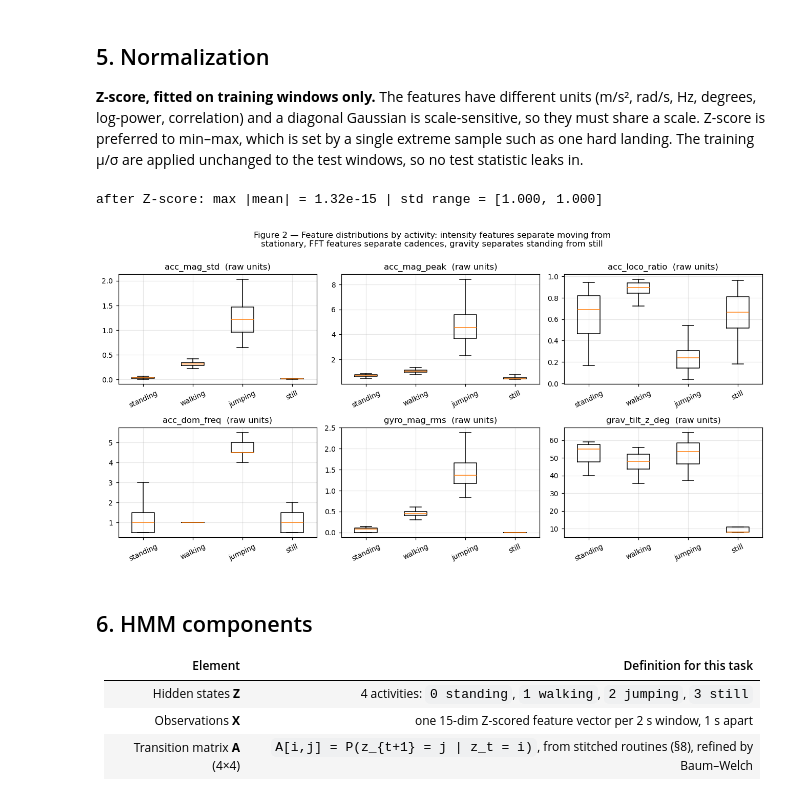
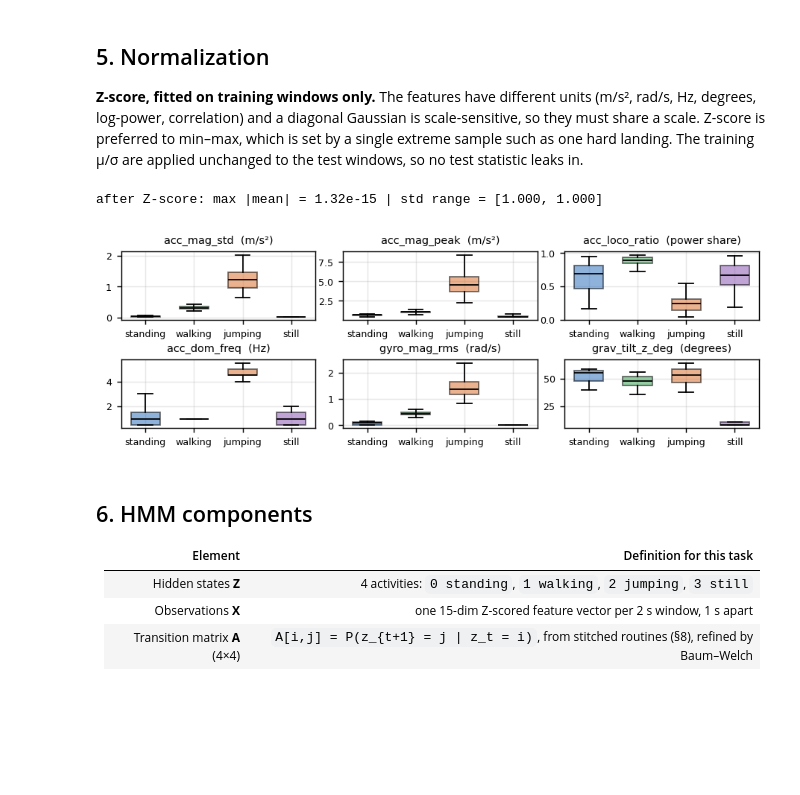
Before and after one commit to Elvin100s/hmm-activity-recognition, a Jupyter notebook: notebooks/HMM_Activity_Recognition.ipynb, the cells around one changed output. Drawn from its saved outputs; the diff is of its cells as text; code cells hidden in the pictures; blank space fills up the shorter version.

```diff
--- a/notebooks/HMM_Activity_Recognition.ipynb
+++ b/notebooks/HMM_Activity_Recognition.ipynb
@@ -134,26 +138,21 @@ since `TARGET_FS` is a parameter.
 # %% [markdown]
 ## 3. Raw-signal visualisation *(Figure 1 of the report)*
 # %%
-fig, axes = plt.subplots(4, 2, figsize=(11.5, 9), sharex=True)
+fig, axes = plt.subplots(4, 2, figsize=(6.8, 2.6), sharex=True)
 for r, act in enumerate(STATES):
-    f = sorted(glob.glob(str(DATA / "train" / act / "*.csv")))[0]
-    d = pd.read_csv(f)
+    d = pd.read_csv(sorted(glob.glob(str(DATA / "train" / act / "*.csv")))[0])
     t = d["timestamp"].to_numpy()
-    a_mag = np.linalg.norm(d[["acc_x", "acc_y", "acc_z"]].to_numpy(), axis=1)
-    g_mag = np.linalg.norm(d[["gyro_x", "gyro_y", "gyro_z"]].to_numpy(), axis=1)
-    for ax_i, axis_name in enumerate(["x", "y", "z"]):
-        axes[r, 0].plot(t, d[f"acc_{axis_name}"], lw=0.6, alpha=0.55, label=f"a{axis_name}")
-    axes[r, 0].plot(t, a_mag, lw=1.2, color="k", label="|a|")
-    axes[r, 1].plot(t, g_mag, lw=0.8, color="tab:orange")
-    axes[r, 0].set_ylabel(f"{act}\nacc (m/s²)")
-    axes[r, 1].set_ylabel(r"$|\omega|$ (rad/s)")
-axes[0, 0].set_title("Accelerometer axes and magnitude |a|  (gravity removed)")
-axes[0, 1].set_title("Gyroscope magnitude |ω|")
-axes[0, 0].legend(fontsize=7, ncols=4, loc="upper right")
+    for axis_name in "xyz":
+        axes[r, 0].plot(t, d[f"acc_{axis_name}"], lw=0.5, alpha=0.6, label=f"a{axis_name}")
+    axes[r, 0].plot(t, np.linalg.norm(d[["acc_x", "acc_y", "acc_z"]].to_numpy(), axis=1), color="k", label="|a|")
+    axes[r, 1].plot(t, np.linalg.norm(d[["gyro_x", "gyro_y", "gyro_z"]].to_numpy(), axis=1), color="tab:orange")
+    axes[r, 0].set_ylabel(act)
+axes[0, 0].set_title("acceleration (m/s², gravity removed): x, y, z thin, |a| black")
+axes[0, 1].set_title("gyroscope magnitude |ω|  (rad/s)")
 for ax in axes[-1]:
     ax.set_xlabel("time (s)")
-fig.suptitle("Figure 1 — One cleaned 8–10 s example per activity (the clips windowed in §3.1)", y=0.995)
-plt.tight_layout()
+fig.align_ylabels(axes[:, 0])
+plt.tight_layout(pad=0.3, h_pad=0.2)
 plt.savefig(FIG / "raw_signals.png", bbox_inches="tight")
 plt.show()
 # %% [output]
@@ -287,23 +286,25 @@ landing. The training μ/σ are applied unchanged to the test windows, so no tes
 # %%
 norm = ZScoreNormalizer().fit(X)
 Z = norm.transform(X)
 print("after Z-score: max |mean| = %.2e | std range = [%.3f, %.3f]" % (np.abs(Z.mean(0)).max(), Z.std(0).min(), Z.std(0).max()))
 
 KEY = ["acc_mag_std", "acc_mag_peak", "acc_loco_ratio", "acc_dom_freq", "gyro_mag_rms", "grav_tilt_z_deg"]
-fig, axes = plt.subplots(2, 3, figsize=(12, 6))
+UNITS = {"acc_mag_std": "m/s²", "acc_mag_peak": "m/s²", "acc_loco_ratio": "power share",
+         "acc_dom_freq": "Hz", "gyro_mag_rms": "rad/s", "grav_tilt_z_deg": "degrees"}
+fig, axes = plt.subplots(2, 3, figsize=(6.8, 2.25))
 for ax, name in zip(axes.ravel(), KEY):
     j = FEATURE_NAMES.index(name)
-    ax.boxplot([X[y == k, j] for k in range(len(STATES))], tick_labels=STATES, showfliers=False)
-    ax.set_title(name + "  (raw units)")
-    ax.tick_params(axis="x", rotation=25)
-fig.suptitle("Figure 2 — Feature distributions by activity: intensity features separate moving from\n"
-             "stationary, FFT features separate cadences, gravity separates standing from still", y=1.0)
-plt.tight_layout()
+    bp = ax.boxplot([X[y == k, j] for k in range(len(STATES))], tick_labels=STATES, showfliers=False,
+                    patch_artist=True, widths=0.6, medianprops={"color": "k"})
+    for patch, colour in zip(bp["boxes"], COLOURS):
+        patch.set_facecolor(colour); patch.set_alpha(0.55)
+    ax.set_title(f"{name}  ({UNITS[name]})")
+plt.tight_layout(pad=0.3, h_pad=0.4)
 plt.savefig(FIG / "feature_distributions.png", bbox_inches="tight")
 plt.show()
 # %% [output]
 after Z-score: max |mean| = 1.32e-15 | std range = [1.000, 1.000]
-[figure, old version]
+[figure, new version]
 # %% [markdown]
 ## 6. HMM components
 
```
Also changed, not shown: parts of 9 cells of this notebook, 10 other files.
